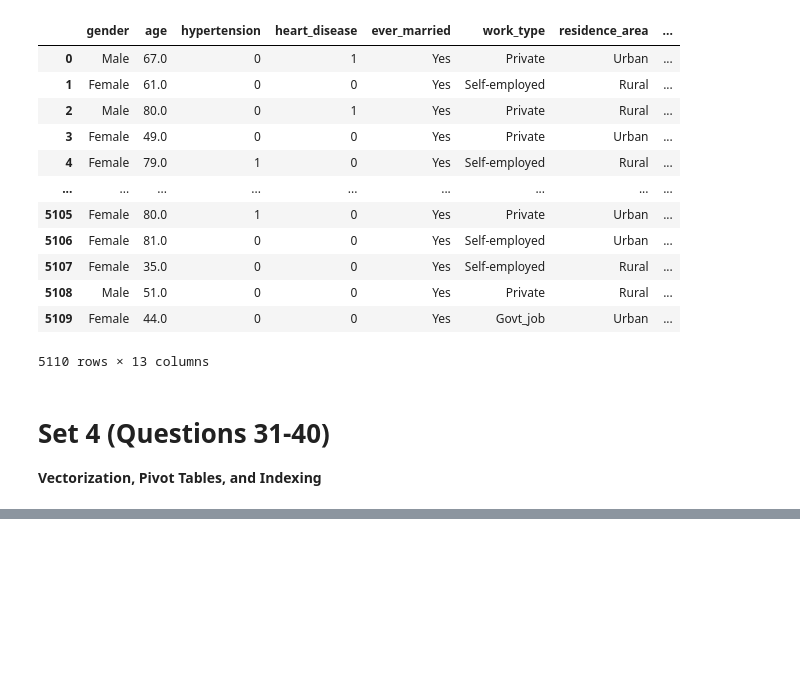
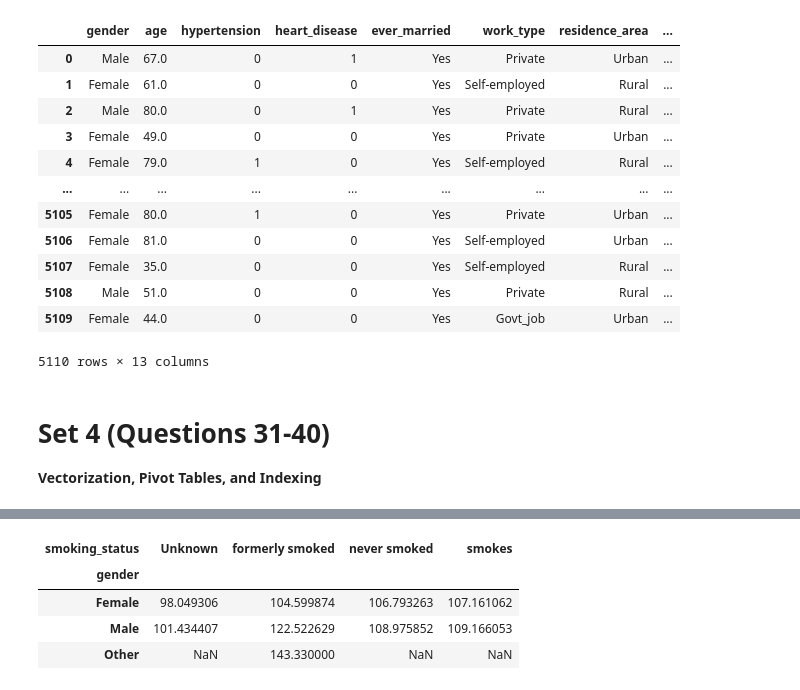
Before and after one commit to Divyanshucode93/GoogleColabsPractice, a Jupyter notebook: HealthcareStroke_Practice.ipynb, the cells around one changed output, grey strips where cells are left out. Saved outputs shown, nothing was run; the diff lists cells and outputs as text; code cells hidden in the pictures; blank space fills up the shorter version.

```diff
--- a/HealthcareStroke_Practice.ipynb
+++ b/HealthcareStroke_Practice.ipynb
@@ -406,4 +438,12 @@ For example, when doing 'df[col].method(value, inplace=True)', try using 'df.met
 # %%
 # Create a Pivot Table showing the average avg_glucose_level for each combination of gender and smoking_status.
+# df.groupby(['gender','smoking_status'])['avg_glucose_level'].mean()
+df.pivot_table(index='gender',columns='smoking_status',values='avg_glucose_level',aggfunc='mean')
+# %% [output]
+| smoking_status | Unknown | formerly smoked | never smoked | smokes |
+| gender |  |  |  |  |
+| Female | 98.049306 | 104.599874 | 106.793263 | 107.161062 |
+| Male | 101.434407 | 122.522629 | 108.975852 | 109.166053 |
+| Other | NaN | 143.330000 | NaN | NaN |
 # %%
 # Fill the missing values in Body_Mass_Index with the median value and ensure the change is saved in the original df.
```
Also changed, not shown: parts of 9 cells of this notebook.
